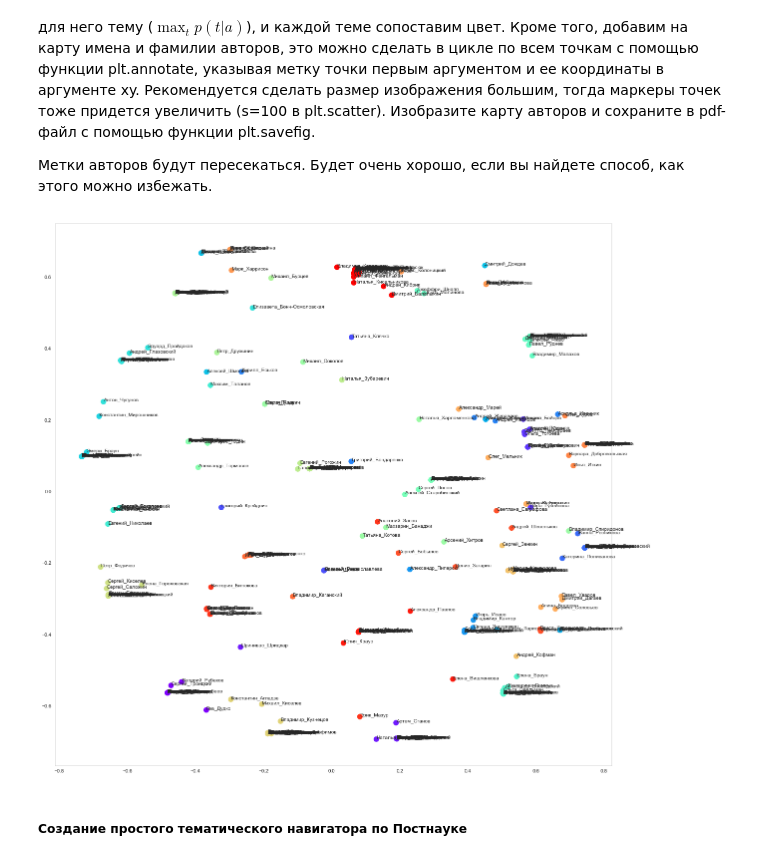
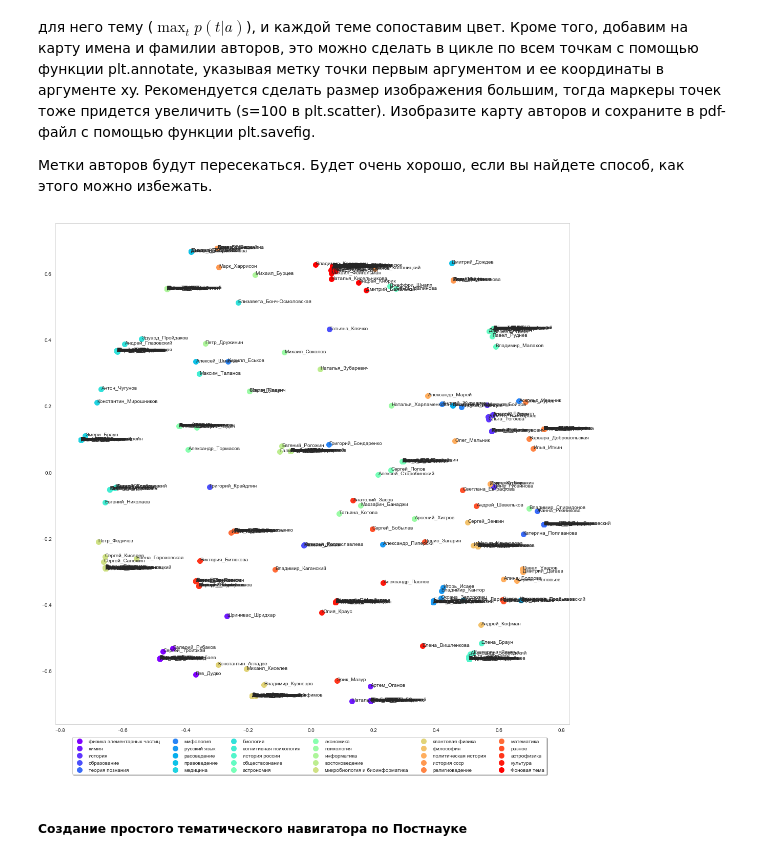
Before and after one commit to pkuderov/mlda-course, a Jupyter notebook: 03_unsupervised_learning/09_w4a_bigartm_topic_modeling.ipynb, the cells around one changed output. Cells and saved outputs as stored; diff of their text form; code cells hidden in the pictures.

Commit message:
c3w4 topic model bigartm p2p finished

```diff
--- a/03_unsupervised_learning/09_w4a_bigartm_topic_modeling.ipynb
+++ b/03_unsupervised_learning/09_w4a_bigartm_topic_modeling.ipynb
@@ -23,8 +23,13 @@ import pandas as pd
 Создайте объект класса artm.BatchVectorizer, который будет ссылаться на директорию с пакетами данных (батчами). Чтобы библиотека могла преобразовать текстовый файл в батчи, создайте пустую директорию и укажите ее название в параметре target_folder. Размер батча для небольших коллекций (как наша) не важен, вы можете указать любой.
 # %%
 # Ваш код
+import os
+
+# I keep data in subfolder
+path_to_data = 'lectures.txt' if os.path.exists('lectures.txt') else 'data/09_lectures.txt'
+
 batch_vectorizer = artm.BatchVectorizer(
-    data_path="data/09_lectures.txt", data_format="vowpal_wabbit", target_folder=".tmp/09_postnauka_batches", batch_size=100
+    data_path=path_to_data, data_format="vowpal_wabbit", target_folder=".tmp/09_postnauka_batches", batch_size=100
 )
 # %% [markdown]
 ##### Инициализация модели
@@ -363,17 +353,28 @@ plt.scatter(result[:,0], result[:, 1])
 # %%
 import matplotlib.cm as cm
 colors = cm.rainbow(np.linspace(0, 1, T)) # цвета для тем
-a_c = colors[np.argmax(p_t_a.values, axis=1)]
+a_t = np.argmax(p_t_a.values, axis=1)
+a_c = colors[a_t]
+
+res = result[:, :]
+a_t = a_t[:]
 # Ваш код
-plt.figure(figsize=(20, 20))
-plt.scatter(result[:,0], result[:, 1], c=a_c, s=100)
+plt.figure(figsize=(18, 18))
 
-for ind, xy in enumerate(result):
+for ind, t_label in enumerate(topic_labels):
+    plt.scatter(res[a_t == ind, 0], res[a_t == ind, 1], c=colors[ind], s=100, label=t_label)
+
+for ind, xy in enumerate(res):
     plt.annotate(xy=xy, s=p_t_a.index[ind])
 
+plt.legend(
+#     bbox_to_anchor=(1.2, 1.0),
+    bbox_to_anchor=(0.96, -0.02),
+    fancybox=True, shadow=True, ncol=6
+)
 plt.savefig('.tmp/09_author_map.pdf', format='pdf')
 # %% [output]
-[figure, old version]
+[figure, new version]
 # %% [markdown]
 ##### Создание простого тематического навигатора по Постнауке
 # %% [markdown]
```
Also changed, not shown: parts of 3 cells of this notebook.
